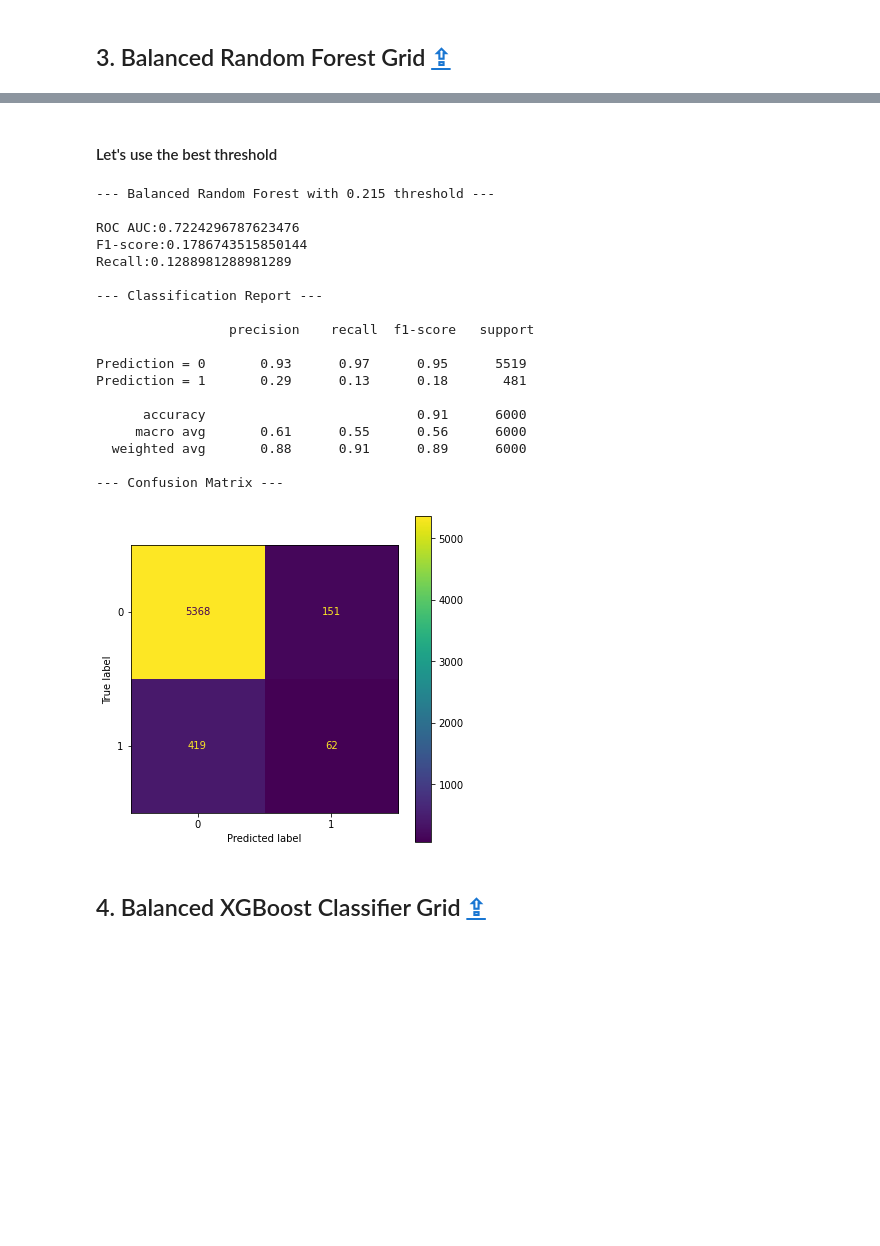
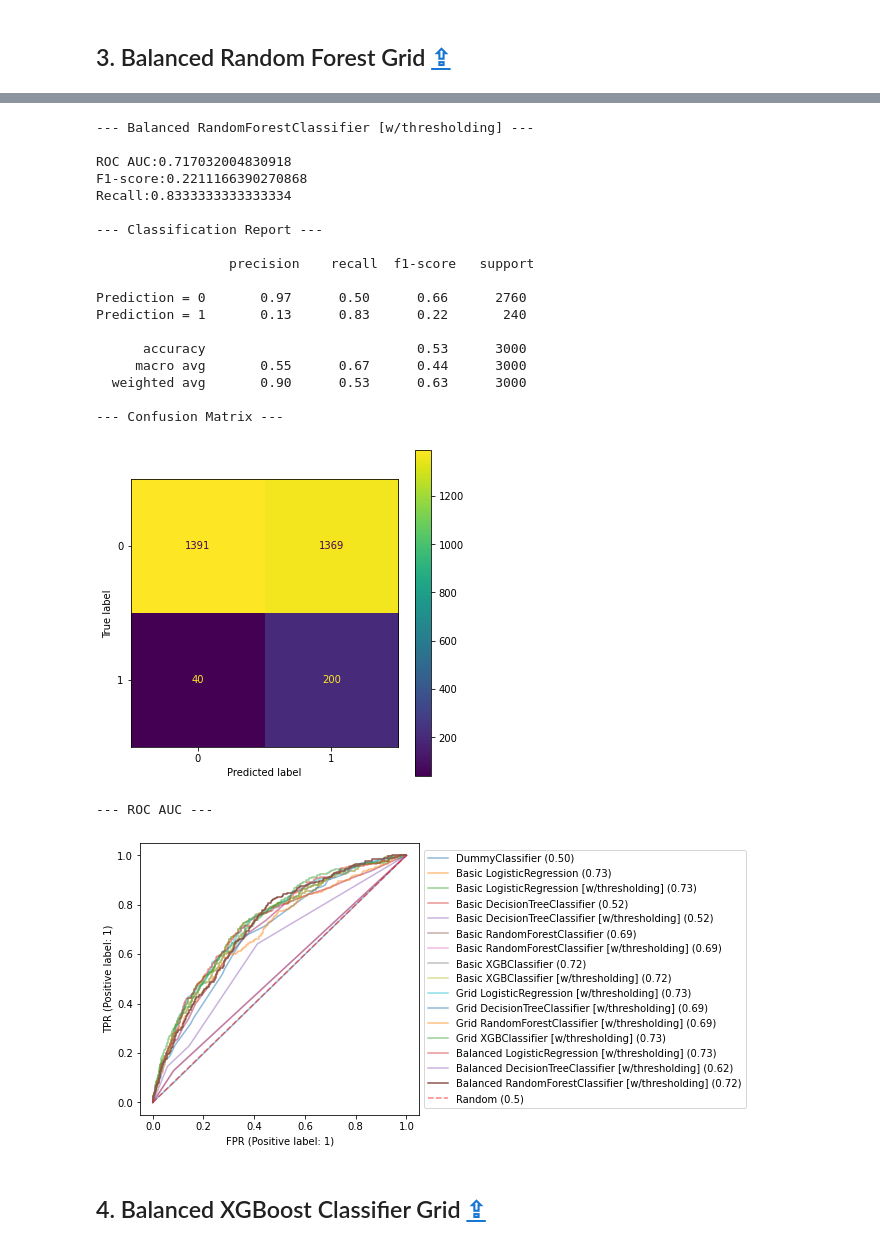
Before and after one commit to Valkea/OC_AI_04, a Jupyter notebook: 02_Scoring.ipynb, the cells around one changed output, grey strips where cells are left out. Cells and saved outputs as stored; diff of their text form; code cells hidden in the pictures; blank space fills up the shorter version.

```diff
--- a/02_Scoring.ipynb
+++ b/02_Scoring.ipynb
@@ -328,20 +310,18 @@ def print_rocauc(y_true, y_pred_dict, figsize=[5,5], ax=None):
 
     return auc_scores
 # %%
-scores = pd.DataFrame(columns=['Method', 'ROC AUC', 'F1 score', 'Accuracy', 'Precision', 'Recall', 'TP', 'TN', 'FP', 'FN', 'Training time', 'Inference time'])
+scores = pd.DataFrame(columns=['Method', 'threshold', 'params', 'ROC AUC', 'F1 score', 'Accuracy', 'Precision', 'Recall', 'TP', 'TN', 'FP', 'FN', 'Training time', 'Inference time'])
 y_preds = {}
 scores_path = 'data/scores.csv'
 scores.to_csv(scores_path, index=False)
 
-import time
+def get_scores(method_name, model, X_ref=None, y_ref=None, param_grid=None, threshold=None, training_time=None, inference_time=None, register=False, simple=False, show_classification=True, show_confusion=True, show_roccurves=True, **others):
 
-def get_scores(method_name, model, X_ref=None, y_ref=None, threshold=None, training_time=None, inference_time=None, register=False, simple=False, show_classification=True, show_confusion=True, show_roccurves=True):
+    if X_ref is None:
+        X_ref = X_valid
 
-    if X_ref==None:
-        X_ref = X_test
-
-    if y_ref==None:
-        y_ref = y_test
+    if y_ref is None:
+        y_ref = y_valid
 
     y_pred, y_pred_proba, inference_time = predict(model, X_ref, threshold)
 
@@ -356,9 +336,10 @@ def get_scores(method_name, model, X_ref=None, y_ref=None, threshold=None, train
 
     # Register score and replace if it already exists
     if register:
+        threshold = threshold if threshold else 0.5
         idx = np.where(scores.Method == method_name)[0]
         idx = idx[0] if idx.size > 0 else len(scores.index)
-        scores.loc[idx] = [method_name, rocauc_value, f1_value, accuracy_value, precision_value, recall_value, TP, TN, FP, FN, training_time, inference_time]
+        scores.loc[idx] = [method_name, threshold, param_grid, rocauc_value, f1_value, accuracy_value, precision_value, recall_value, TP, TN, FP, FN, training_time, inference_time]
 
         scores.to_csv(scores_path, index=False)
 
@@ -1654,9 +1359,12 @@ Prediction = 1       0.17      0.43      0.24       481
 ## 3. Balanced Random Forest Grid <a class="anchor" id="models_random_forest_balanced"></a> [⇪](#menu)
 # %%
 param_grid = {
-    'max_features': ['auto', 'sqrt', 'log2'],
+    'class_weight':['balanced'],
+    'random_state':[0],
+    'max_features': [None, 'sqrt', 'log2'], #auto = sqrt
     #'ccp_alpha': [0.1, .01, .001],
     'max_depth' : [None, 1, 2, 3, 4, 5, 6, 7, 8, 9],
     'criterion' :['gini', 'entropy'],
-    'n_estimators' :[64, 100, 128, 256, 528]
+    #'n_estimators' :[64, 100, 128, 256, 528]
+    'n_estimators' :[100, 200, 300, 400, 500]
 }
@@ -1681,0 +1371,6 @@ clf_rf_imb.best_params_
+# %%
+grd_rf = fit_model(
+    RandomForestClassifier(n_jobs=-1),
+    param_grid=param_grid,
+    cv = skfold
+)
@@ -1692,4 +1421,4 @@ Recall:0.0
 # %%
-f1_value, best_threshold = find_best_threshold(clf_rf_imb, X_valid, y_valid, f1_score)
+f1_value, best_threshold = find_best_threshold(grd_rf['model'], X_valid, y_valid, f1_score)
 print(f"The best F1 score ({f1_value}) for this model is reached with a threshold of {best_threshold}")
 # %% [output]
@@ -1732,26 +1426,26 @@ Prediction = 1       0.00      0.00      0.00       481
-# %% [markdown]
-#### Let's use the best threshold
 # %%
-get_scores(f"Balanced Random Forest with {best_threshold} threshold", clf_rf_imb2, threshold=best_threshold, training_time=tt, register=True, show_roccurves=False)
+get_scores(f"Balanced {get_model_name(grd_rf['model'])} [w/thresholding]", **grd_rf, threshold=best_threshold, register=True)
 # %% [output]
---- Balanced Random Forest with 0.215 threshold ---
+--- Balanced RandomForestClassifier [w/thresholding] ---
 
-ROC AUC:0.7224296787623476
-F1-score:0.1786743515850144
-Recall:0.1288981288981289
+ROC AUC:0.717032004830918
+F1-score:0.2211166390270868
+Recall:0.8333333333333334
 
 --- Classification Report ---
 
                  precision    recall  f1-score   support
 
-Prediction = 0       0.93      0.97      0.95      5519
-Prediction = 1       0.29      0.13      0.18       481
+Prediction = 0       0.97      0.50      0.66      2760
+Prediction = 1       0.13      0.83      0.22       240
 
-      accuracy                           0.91      6000
-     macro avg       0.61      0.55      0.56      6000
-  weighted avg       0.88      0.91      0.89      6000
+      accuracy                           0.53      3000
+     macro avg       0.55      0.67      0.44      3000
+  weighted avg       0.90      0.53      0.63      3000
 
 --- Confusion Matrix ---
-[figure, old version]
+[figure, new version]
+--- ROC AUC ---
+[figure, added]
 # %% [markdown]
 ## 4. Balanced XGBoost Classifier Grid<a class="anchor" id="models_xgboost_balanced"></a> [⇪](#menu)
```
Also changed, not shown: parts of 201 cells of this notebook, 1 other file.
